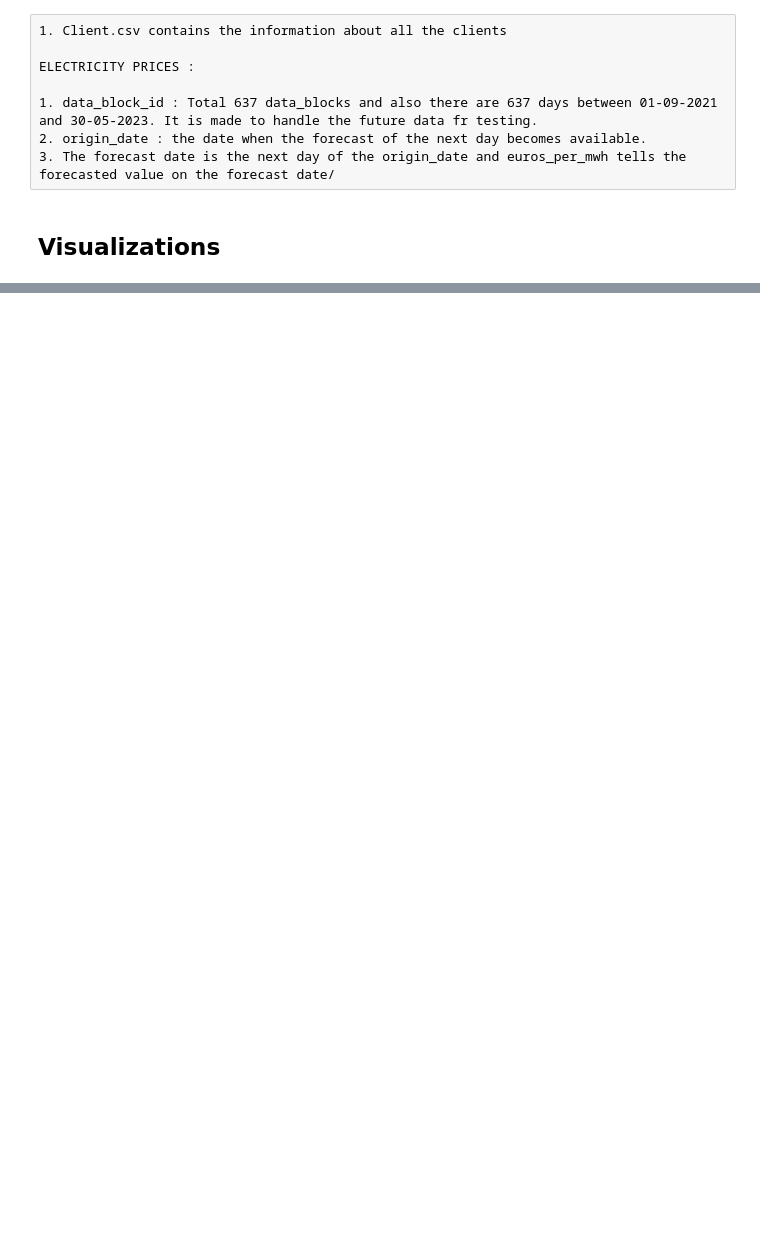
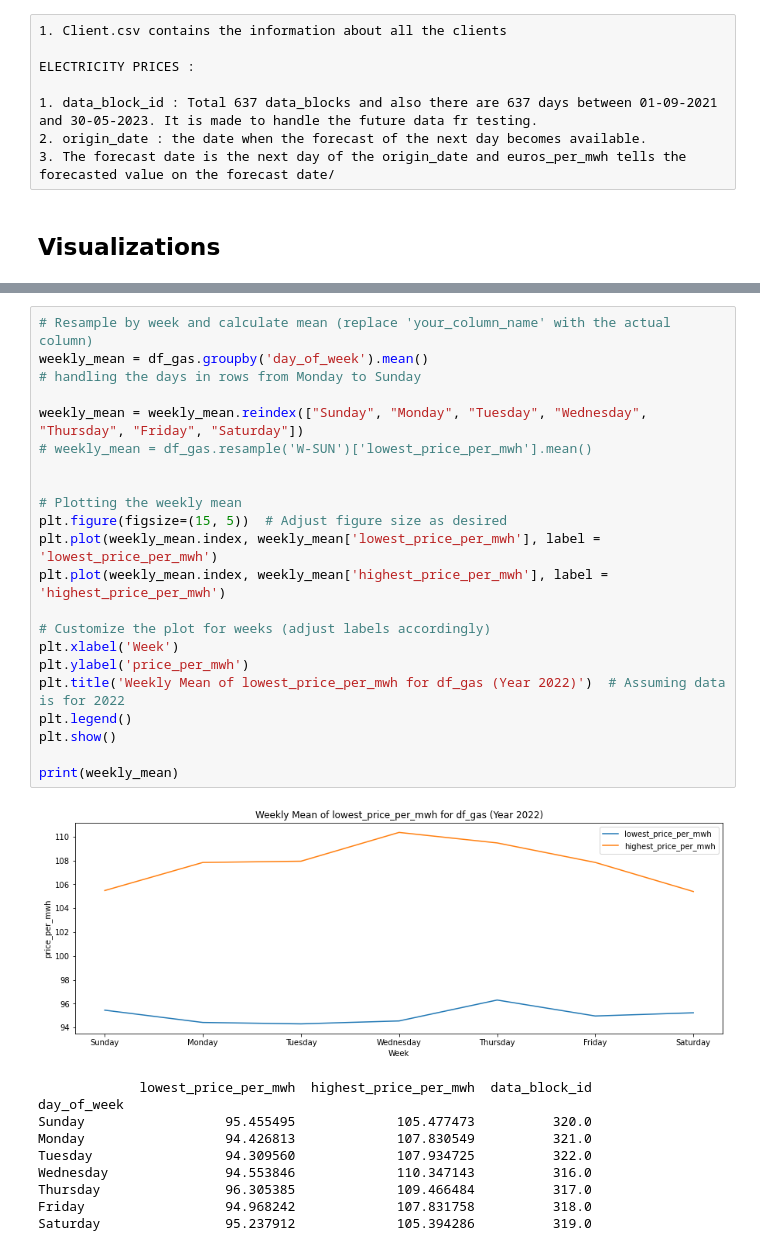
Before and after one commit to Himanshu1948/Enefit, a Jupyter notebook: EDA/EDA.ipynb, the cells around one changed output, grey strips where cells are left out. Saved outputs shown, nothing was run; the diff lists cells and outputs as text; blank space fills up the shorter version.

```diff
--- a/EDA/EDA.ipynb
+++ b/EDA/EDA.ipynb
@@ -203,0 +246,33 @@ final_df
+# %%
+# Resample by week and calculate mean (replace 'your_column_name' with the actual column)
+weekly_mean = df_gas.groupby('day_of_week').mean()
+# handling the days in rows from Monday to Sunday
+
+weekly_mean = weekly_mean.reindex(["Sunday", "Monday", "Tuesday", "Wednesday", "Thursday", "Friday", "Saturday"])
+# weekly_mean = df_gas.resample('W-SUN')['lowest_price_per_mwh'].mean()
+
+
+# Plotting the weekly mean
+plt.figure(figsize=(15, 5))  # Adjust figure size as desired
+plt.plot(weekly_mean.index, weekly_mean['lowest_price_per_mwh'], label = 'lowest_price_per_mwh')
+plt.plot(weekly_mean.index, weekly_mean['highest_price_per_mwh'], label = 'highest_price_per_mwh')
+
+# Customize the plot for weeks (adjust labels accordingly)
+plt.xlabel('Week')
+plt.ylabel('price_per_mwh')
+plt.title('Weekly Mean of lowest_price_per_mwh for df_gas (Year 2022)')  # Assuming data is for 2022
+plt.legend()
+plt.show()
+
+print(weekly_mean)
+# %% [output]
+[figure, added]
+             lowest_price_per_mwh  highest_price_per_mwh  data_block_id
+day_of_week
+Sunday                  95.455495             105.477473          320.0
+Monday                  94.426813             107.830549          321.0
+Tuesday                 94.309560             107.934725          322.0
+Wednesday               94.553846             110.347143          316.0
+Thursday                96.305385             109.466484          317.0
+Friday                  94.968242             107.831758          318.0
+Saturday                95.237912             105.394286          319.0
```
Also changed, not shown: parts of 16 cells of this notebook.
